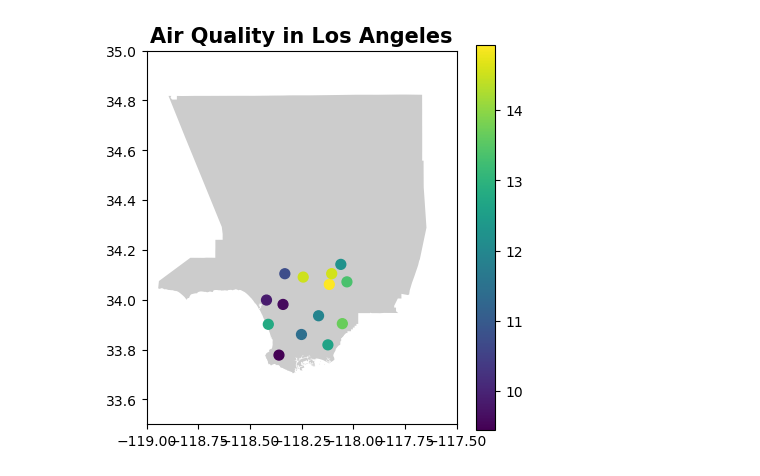
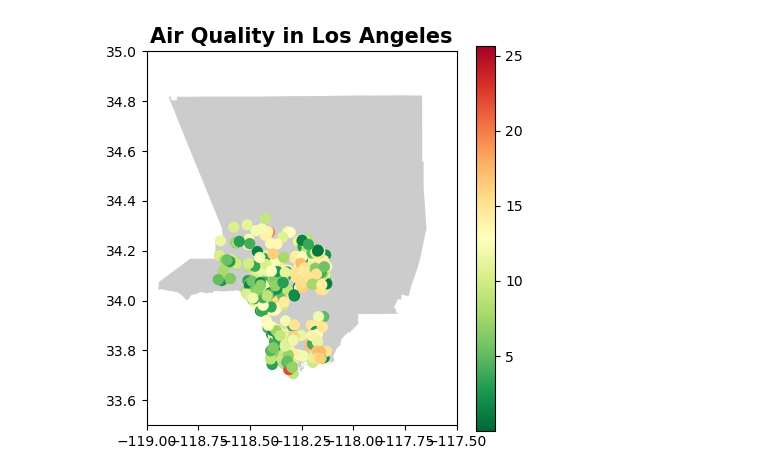
Before and after one commit to lukasrhoades/Los-Angeles-Air-Quality, a Jupyter notebook: data_pipeline.ipynb, the cells around one changed output. Drawn from its saved outputs; the diff is of its cells as text; code cells hidden in the pictures.

Commit message:
programmed sensor collection

```diff
--- a/data_pipeline.ipynb
+++ b/data_pipeline.ipynb
@@ -28,10 +42,0 @@ sensors = [1848, 2713, 6836, 17793, 23253, 27099, 33013, 36587, 40835, 67241, 78
-# %%
-geo_data = pd.DataFrame()
-for sensor in sensors:
-    sensor_info = get_sensor_info(sensor)
-    sensor_data = sensor_info["sensor"]
-    if geo_data.empty:
-        geo_data = pd.DataFrame(sensor_data).T.reset_index(drop=True)
-    else:
-        geo_data = pd.concat([geo_data, sensor_data.to_frame().T]).reset_index(drop=True)
-geo_data
@@ -80,10 +67,10 @@ def get_sensor_history(id):
 pm_data = pd.DataFrame()
 for sensor in sensors:
     sensor_history = get_sensor_history(sensor)
-    if pm_data.empty:
+    if pm_data is None or pm_data.empty:
         pm_data = sensor_history
     else:
         pm_data = pd.concat([pm_data, sensor_history]).reset_index(drop=True)
-    time.sleep(5)  # avoid rate limit
+    time.sleep(1)  # avoid rate limit
 pm_data
 # %% [output]
@@ -106,3 +92,5 @@ pm_data
+# %%
+pm_data = pm_data[pm_data["pm2.5_atm"] <= 30]  # drop outliers
 # %%
 combined_data = geo_data.merge(pm_data, on="sensor_index")
 combined_data
@@ -126,5 +111,3 @@ combined_data
-# %%
-combined_data = combined_data.drop(6)  # remove outlier
 # %%
 street_map = gpd.read_file("lacounty/County_Boundary.shp")
 # %%
@@ -142,11 +125,11 @@ geo_df.head()
 # %%
 street_map = street_map.to_crs(geo_df.crs)  # match the projection
 fig, ax = plt.subplots(figsize=(5,5))
 street_map.plot(ax=ax, alpha=0.4, color="grey")
-geo_df.plot(column="pm2.5_atm", ax=ax, legend=True, markersize=50)
+geo_df.plot(column="pm2.5_atm", cmap="RdYlGn_r", ax=ax, legend=True, markersize=50)
 plt.title("Air Quality in Los Angeles", fontsize=15, fontweight="bold")
 plt.xlim(-119, -117.5)
 plt.ylim(33.5, 35)
 plt.show()
 # %% [output]
-[figure, old version]
+[figure, new version]
```
Also changed, not shown: parts of 8 cells of this notebook.
